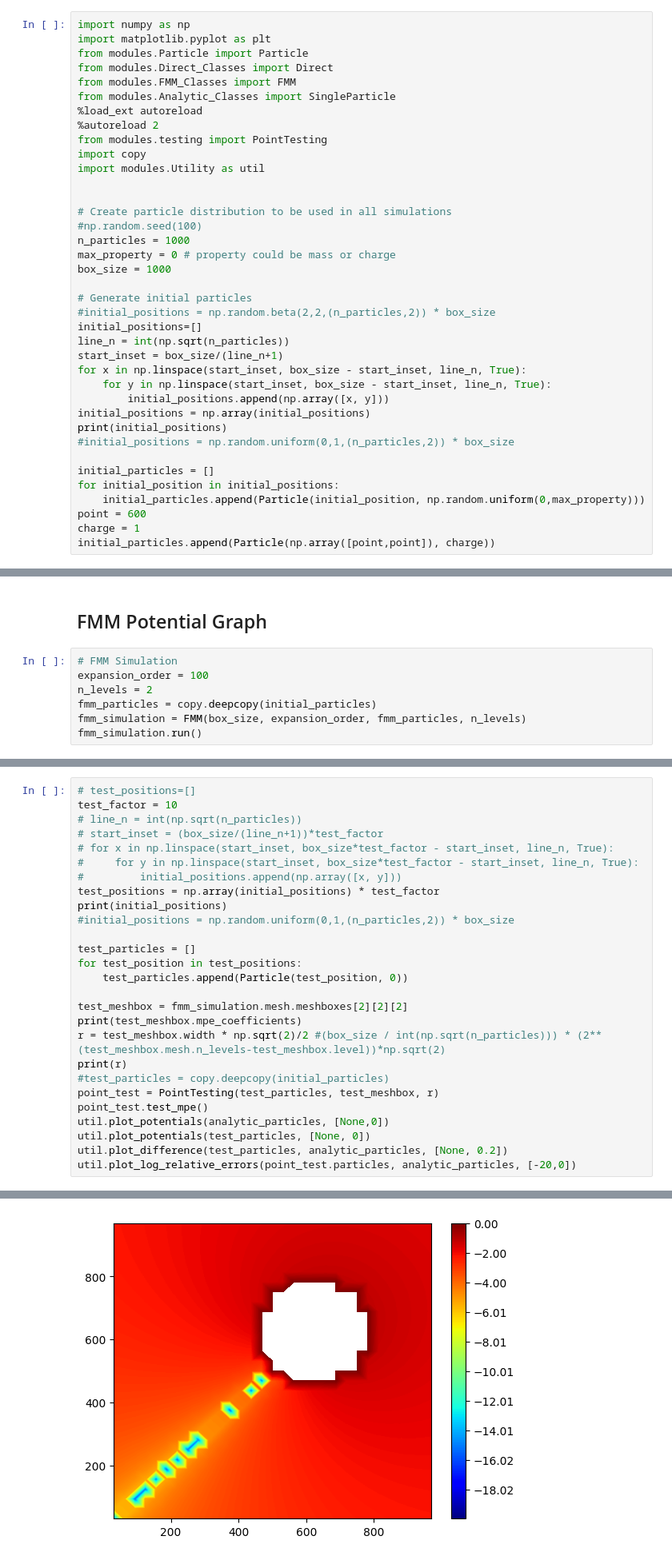
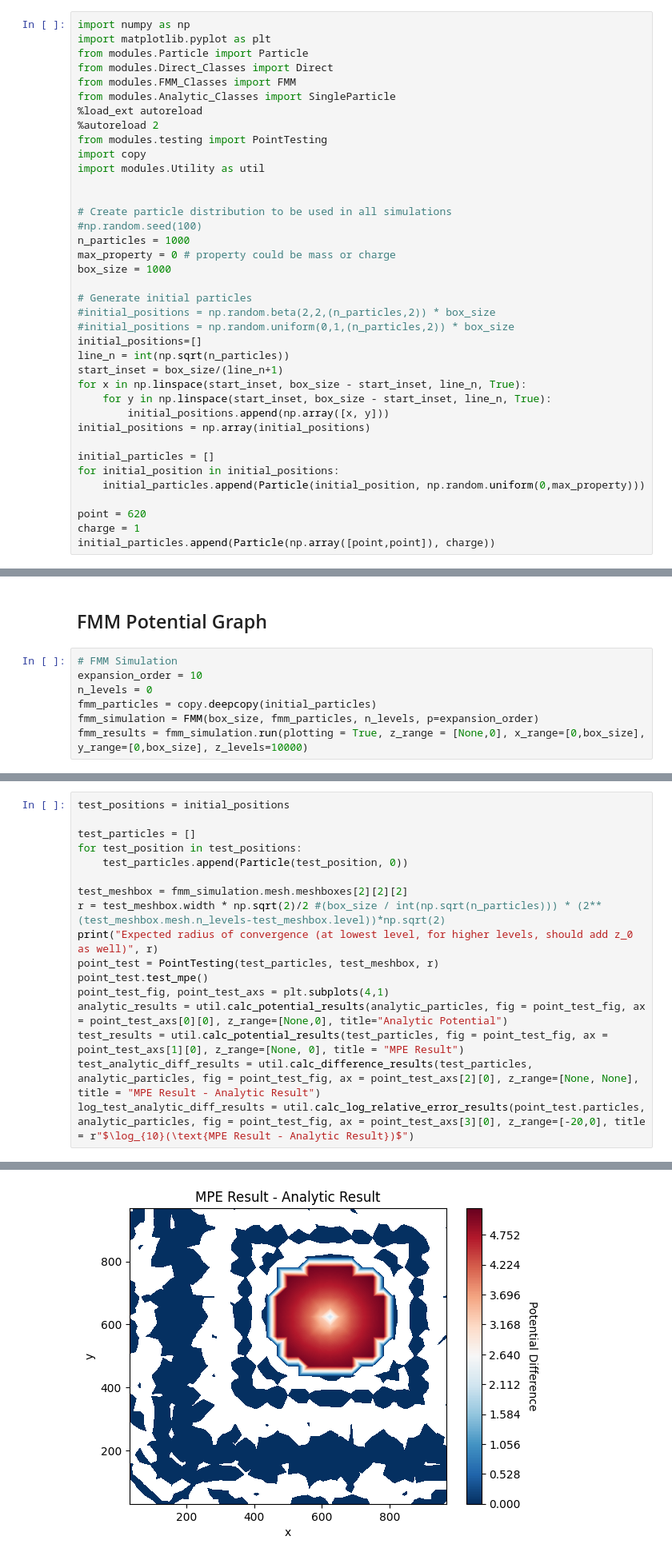
Before and after one commit to THartigan/Computing_Project, a Jupyter notebook: single_particle.ipynb, the cells around one changed output, grey strips where cells are left out. Shown at 80% size. Cells and saved outputs as stored; diff of their text form.

Commit message:
Finished method graphs (initial testing) for FMM

```diff
--- a/single_particle.ipynb
+++ b/single_particle.ipynb
@@ -20,6 +20,7 @@ box_size = 1000
 
 # Generate initial particles
 #initial_positions = np.random.beta(2,2,(n_particles,2)) * box_size
+#initial_positions = np.random.uniform(0,1,(n_particles,2)) * box_size
 initial_positions=[]
 line_n = int(np.sqrt(n_particles))
 start_inset = box_size/(line_n+1)
@@ -27,13 +28,12 @@ for x in np.linspace(start_inset, box_size - start_inset, line_n, True):
     for y in np.linspace(start_inset, box_size - start_inset, line_n, True):
         initial_positions.append(np.array([x, y]))
 initial_positions = np.array(initial_positions)
-print(initial_positions)
-#initial_positions = np.random.uniform(0,1,(n_particles,2)) * box_size
 
 initial_particles = []
 for initial_position in initial_positions:
     initial_particles.append(Particle(initial_position, np.random.uniform(0,max_property)))
-point = 600
+
+point = 620
 charge = 1
 initial_particles.append(Particle(np.array([point,point]), charge))
 # %% [output]
@@ -60,9 +52,9 @@ Locator attempting to generate 1002 ticks ([-6.745, ..., -1.7400000000000002]),
 ## FMM Potential Graph
 # %%
 # FMM Simulation
-expansion_order = 100
-n_levels = 2
+expansion_order = 10
+n_levels = 0
 fmm_particles = copy.deepcopy(initial_particles)
-fmm_simulation = FMM(box_size, expansion_order, fmm_particles, n_levels)
-fmm_simulation.run()
+fmm_simulation = FMM(box_size, fmm_particles, n_levels, p=expansion_order)
+fmm_results = fmm_simulation.run(plotting = True, z_range = [None,0], x_range=[0,box_size], y_range=[0,box_size], z_levels=10000)
 # %% [output]
@@ -79,30 +81,20 @@ Max:  0.0
 ## Multipole Expansion About a Specified Meshbox
 This is then also compared to the analytic result
 # %%
-# test_positions=[]
-test_factor = 10
-# line_n = int(np.sqrt(n_particles))
-# start_inset = (box_size/(line_n+1))*test_factor
-# for x in np.linspace(start_inset, box_size*test_factor - start_inset, line_n, True):
-#     for y in np.linspace(start_inset, box_size*test_factor - start_inset, line_n, True):
-#         initial_positions.append(np.array([x, y]))
-test_positions = np.array(initial_positions) * test_factor
-print(initial_positions)
-#initial_positions = np.random.uniform(0,1,(n_particles,2)) * box_size
+test_positions = initial_positions
 
 test_particles = []
 for test_position in test_positions:
     test_particles.append(Particle(test_position, 0))
 
 test_meshbox = fmm_simulation.mesh.meshboxes[2][2][2]
-print(test_meshbox.mpe_coefficients)
 r = test_meshbox.width * np.sqrt(2)/2 #(box_size / int(np.sqrt(n_particles))) * (2**(test_meshbox.mesh.n_levels-test_meshbox.level))*np.sqrt(2)
-print(r)
-#test_particles = copy.deepcopy(initial_particles)
+print("Expected radius of convergence (at lowest level, for higher levels, should add z_0 as well)", r)
 point_test = PointTesting(test_particles, test_meshbox, r)
 point_test.test_mpe()
-util.plot_potentials(analytic_particles, [None,0])
-util.plot_potentials(test_particles, [None, 0])
-util.plot_difference(test_particles, analytic_particles, [None, 0.2])
-util.plot_log_relative_errors(point_test.particles, analytic_particles, [-20,0])
+point_test_fig, point_test_axs = plt.subplots(4,1)
+analytic_results = util.calc_potential_results(analytic_particles, fig = point_test_fig, ax = point_test_axs[0][0], z_range=[None,0], title="Analytic Potential")
+test_results = util.calc_potential_results(test_particles, fig = point_test_fig, ax = point_test_axs[1][0], z_range=[None, 0], title = "MPE Result")
+test_analytic_diff_results = util.calc_difference_results(test_particles, analytic_particles, fig = point_test_fig, ax = point_test_axs[2][0], z_range=[None, None], title = "MPE Result - Analytic Result")
+log_test_analytic_diff_results = util.calc_log_relative_error_results(point_test.particles, analytic_particles, fig = point_test_fig, ax = point_test_axs[3][0], z_range=[-20,0], title = r"$\log_{10}(\text{MPE Result - Analytic Result})$")
 # %% [output]
@@ -131 +105 @@ Max:  0.0
-[figure, old version]
+[figure, new version]
```
Also changed, not shown: parts of 9 cells of this notebook, 9 other files.
